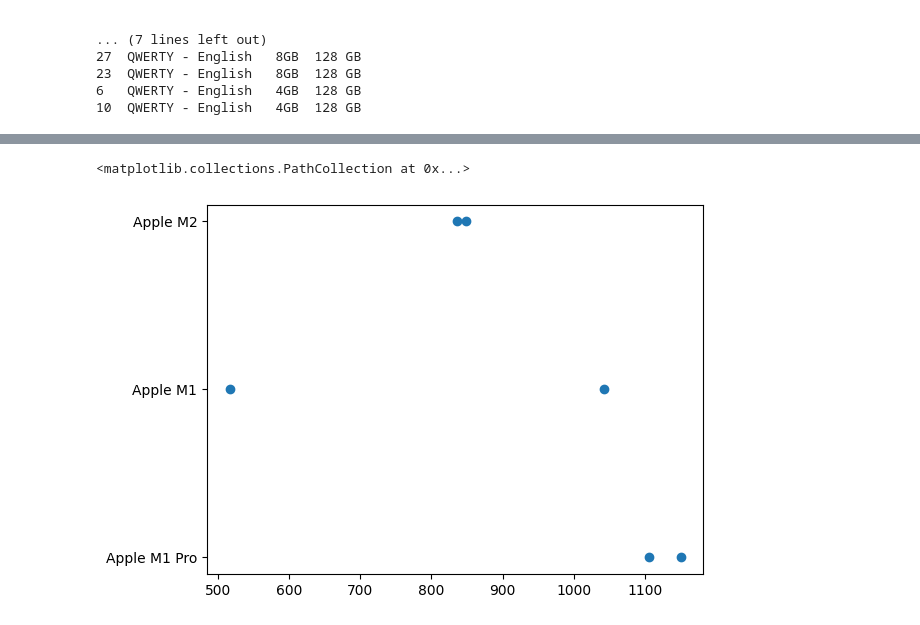
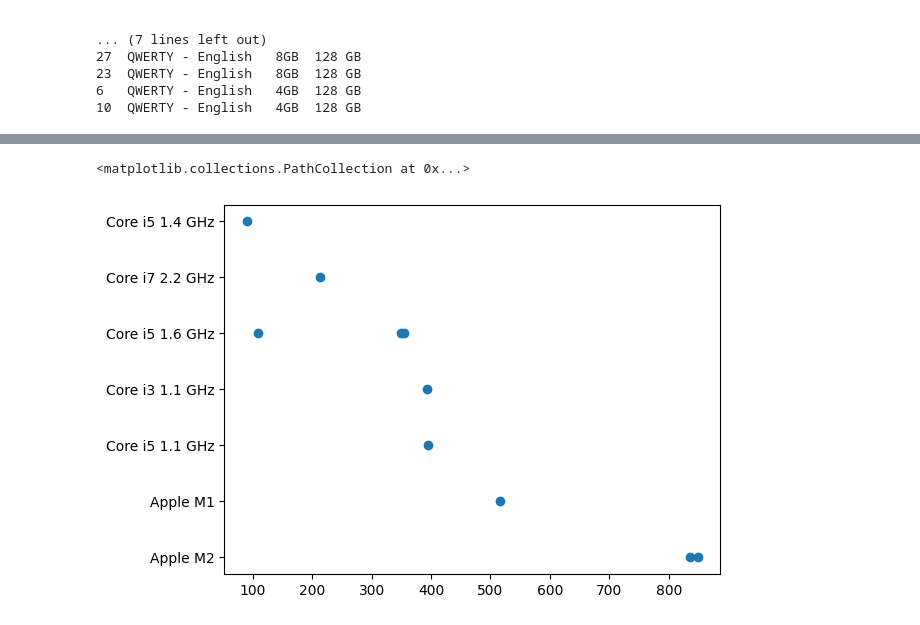
Before and after one commit to NetSecQuin/Used-Mac-Prices-Project, a Jupyter notebook: Scraping_with_pandas.ipynb, the cells around one changed output, grey strips where cells are left out. Saved outputs shown, nothing was run; the diff lists cells and outputs as text; code cells hidden in the pictures.

```diff
--- a/Scraping_with_pandas.ipynb
+++ b/Scraping_with_pandas.ipynb
@@ -165,7 +165,7 @@ print(M1_MacBooks)
 3   QWERTY - English   8GB  128 GB
 # %%
 #plt.scatter(M1_MacBooks.Price,M1_MacBooks.Processor)
-plt.scatter(M1_MacBooks.Price,M1_MacBooks.Processor)
+plt.scatter(MacBookAirs.Price,MacBookAirs.Processor)
 # %% [output]
 <matplotlib.collections.PathCollection at 0x...>
-[figure, old version]
+[figure, new version]
```
Also changed, not shown: parts of 5 cells of this notebook, 1 other file.
